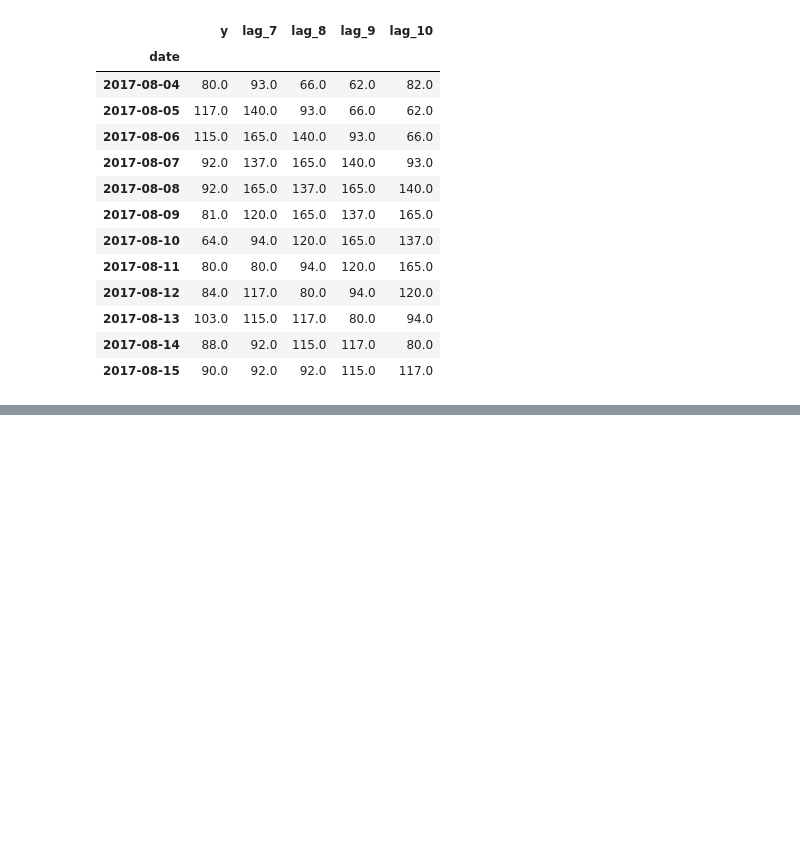
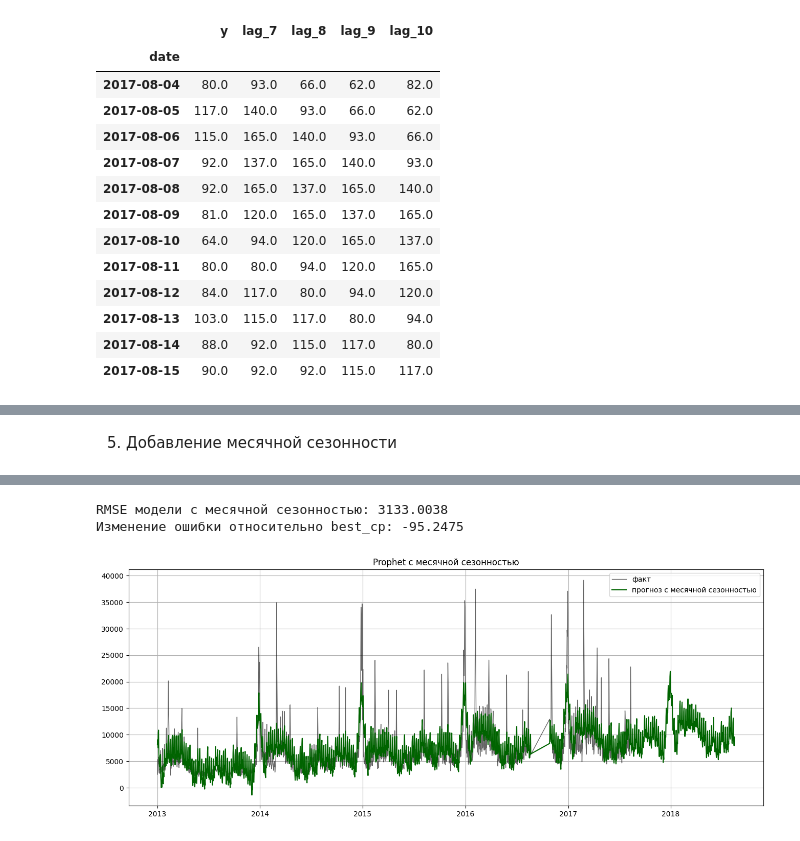
Before and after one commit to tgorbunov/sf_data_science, a Jupyter notebook: Skillfactory_ML/Additional Chapters on Python for Data Analysis/PDA2_Проект модуля HW-03_TGorbunov.ipynb, the cells around one changed output, grey strips where cells are left out. Saved outputs shown, nothing was run; the diff lists cells and outputs as text; code cells hidden in the pictures; blank space fills up the shorter version.

```diff
--- a/Skillfactory_ML/Additional Chapters on Python for Data Analysis/PDA2_Проект модуля HW-03_TGorbunov.ipynb
+++ b/Skillfactory_ML/Additional Chapters on Python for Data Analysis/PDA2_Проект модуля HW-03_TGorbunov.ipynb
@@ -632,0 +773,21 @@ display(lag_7_10.tail(12))
+# %% [markdown]
+5. Добавление месячной сезонности
+# %%
+# Добавление месячной сезонности
+monthly_model = Prophet(changepoint_prior_scale=best_cp)
+monthly_model.add_seasonality(name='monthly', period=30.5, fourier_order=5)
+monthly_model.fit(prophet_df)
+monthly_forecast = monthly_model.predict(monthly_model.make_future_dataframe(periods=365))
+monthly_rmse = history_rmse(monthly_forecast, prophet_df)
+
+print(f'\nRMSE модели с месячной сезонностью: {monthly_rmse:.4f}')
+print(f'Изменение ошибки относительно best_cp: {monthly_rmse - best_cp_rmse:+.4f}')
+
+plt.figure(figsize=(16, 6))
+plt.plot(prophet_df['ds'], prophet_df['y'], label='факт', color='black', linewidth=1, alpha=0.6)
+plt.plot(monthly_forecast['ds'], monthly_forecast['yhat'], label='прогноз с месячной сезонностью', color='darkgreen')
+plt.title('Prophet с месячной сезонностью')
+plt.legend()
+plt.grid(True)
+plt.show()
+# %% [output]
@@ -632,0 +796,3 @@ display(lag_7_10.tail(12))
+RMSE модели с месячной сезонностью: 3133.0038
+Изменение ошибки относительно best_cp: -95.2475
+[figure, added]
```
Also changed, not shown: parts of 14 cells of this notebook.
